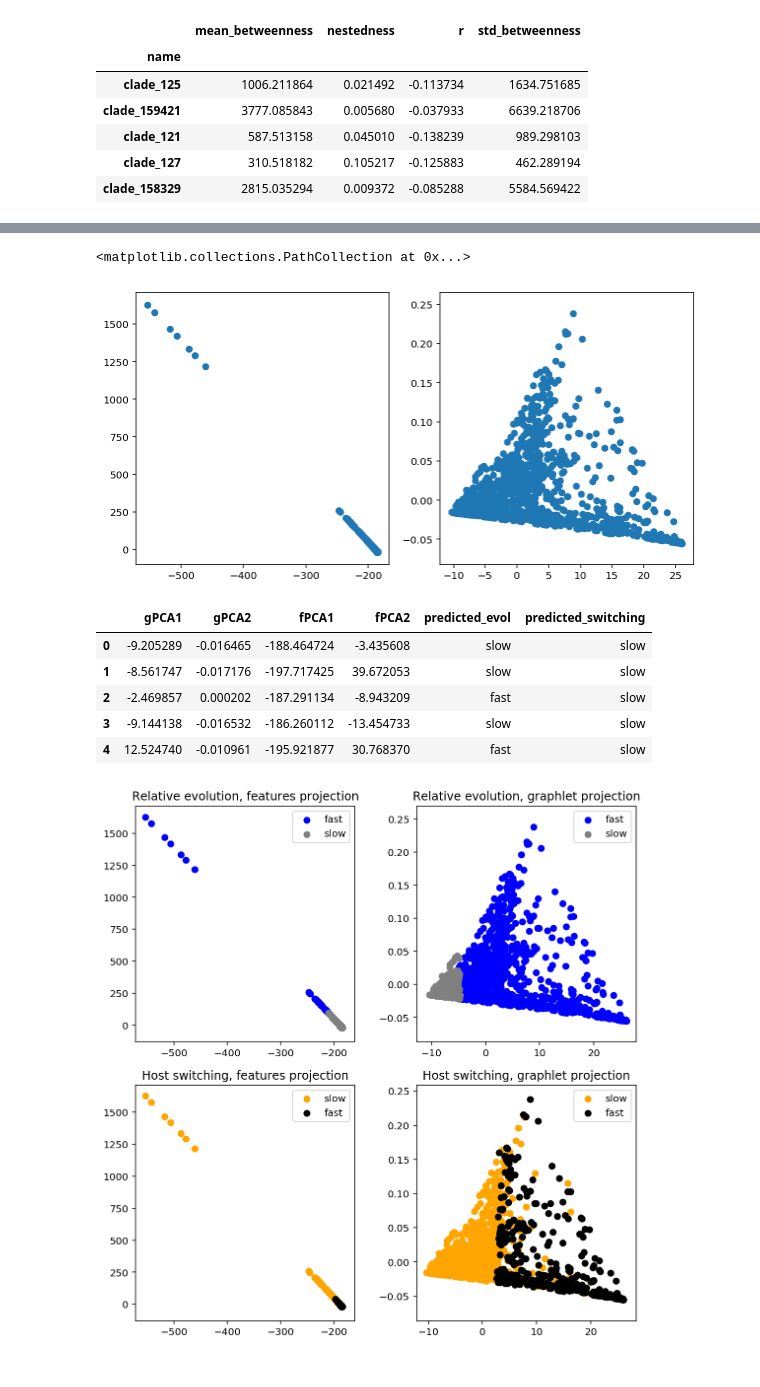
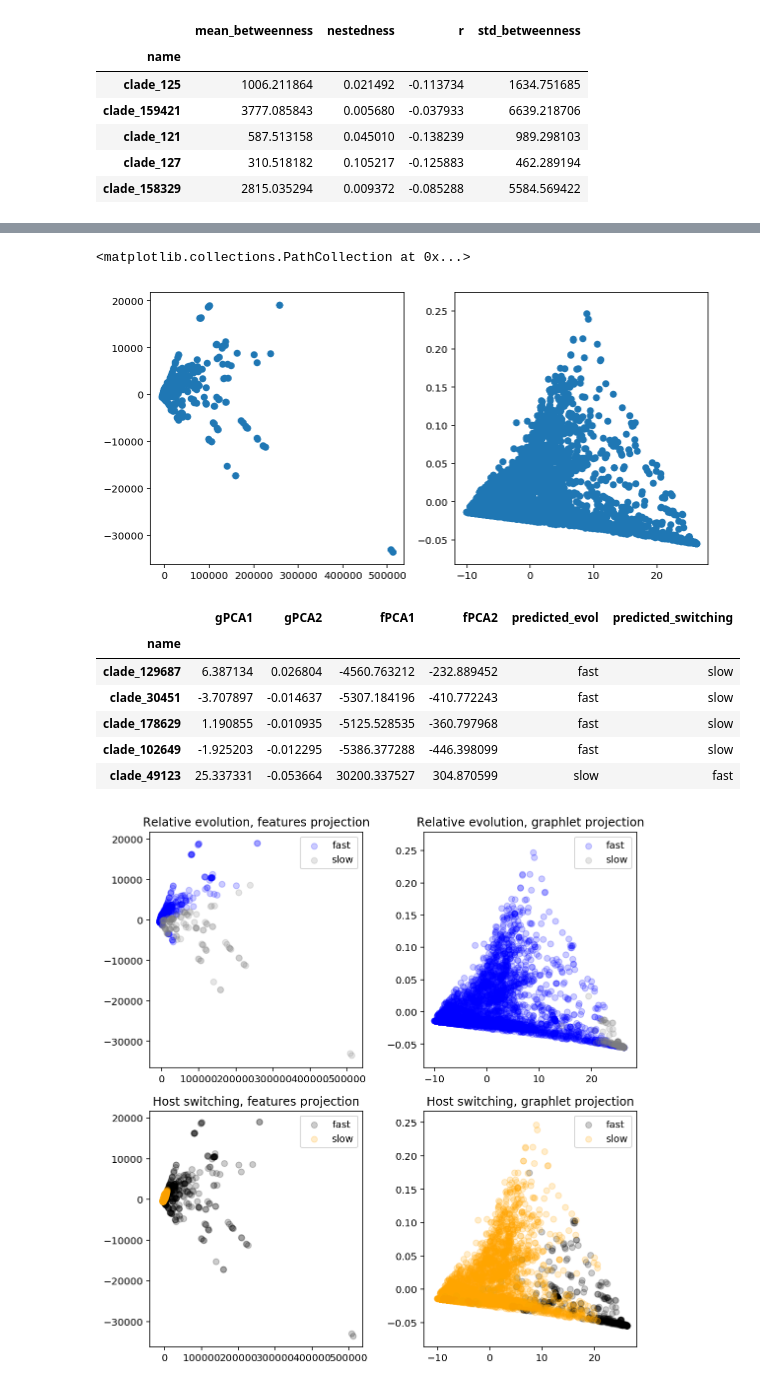
Before and after one commit to ryneches/ManyTrees, a Jupyter notebook: ManyTrees.ipynb, the cells around one changed output, grey strips where cells are left out. Saved outputs shown, nothing was run; the diff lists cells and outputs as text; code cells hidden in the pictures.

Commit message:
fixed an indexing mistake in fishpoo PCA

```diff
--- a/ManyTrees.ipynb
+++ b/ManyTrees.ipynb
@@ -1251,8 +1251,11 @@ fishpoo_data.head()
 # our classic graph features
 pca = pca.fit( gm_real )
 
-classic_features_fishpoo = pandas.DataFrame( pca.transform( fishpoo_data.dropna() ),
-                                             columns=[ 'fPCA1', 'fPCA2' ] )
+fishpoo_data_real = fishpoo_data.dropna()
+
+classic_features_fishpoo = pandas.DataFrame( pca.fit_transform( fishpoo_data_real ),
+                                             columns=[ 'fPCA1', 'fPCA2' ],
+                                             index=fishpoo_data_real.index )
 classic_features_fishpoo.head()
 # %% [output]
 |  | fPCA1 | fPCA2 |
@@ -1273,7 +1291,7 @@ fishpoo_data.to_csv('fishpoo_classical_features.csv')
 # %%
 from operator import itemgetter
 
-fishpoo_sample = fishpoo_data.dropna().sample( 2000 )
+fishpoo_sample = fishpoo_data.dropna().sample( 5000 )
 
 fishpoo_sample_index = [ list(fishpoo_data.index).index(i) for i in fishpoo_sample.index ]
 
@@ -1287,7 +1305,9 @@ g_fishpoo = gk_fishpoo[:N,N:]
 pca = PCA( n_components=2 ).fit( g_real )
 pca.transform( g_fishpoo )
 
-graphlet_features_fishpoo = pandas.DataFrame( PCA( n_components=2 ).fit_transform( g_fishpoo ), columns=['gPCA1', 'gPCA2', ] )
+graphlet_features_fishpoo = pandas.DataFrame( PCA( n_components=2 ).fit_transform( g_fishpoo ),
+                                              columns=['gPCA1', 'gPCA2' ],
+                                              index=fishpoo_data.index[ fishpoo_sample_index ] )
 e_embedded_fishpoo = graphlet_features_fishpoo.join( classic_features_fishpoo )
 e_embedded_fishpoo.head()
 # %% [output]
@@ -1305,7 +1326,7 @@ subplot(1,2,2)
 scatter( e_embedded_fishpoo['gPCA1'], e_embedded_fishpoo['gPCA2'] )
 # %% [output]
 <matplotlib.collections.PathCollection at 0x...>
-[figure, old version]
+[figure, new version]
 # %%
 evo_predictions_fishpoo_sample    = [ evol_catcodes[i] for i in best_evol_classifier.predict( e_embedded_fishpoo ) ]
 switch_predictions_fishpoo_sample = [ switch_catcodes[i] for i in best_switching_classifier.predict( e_embedded_fishpoo ) ]
@@ -1315,47 +1336,49 @@ switch_predictions_fishpoo_sample = [ switch_catcodes[i] for i in best_switching
 #                                            columns=['predicted_evol','predicted_switching']  ) )
 
 fishpoo_predictions = e_embedded_fishpoo.join( pandas.DataFrame( { 'predicted_evol'      : evo_predictions_fishpoo_sample,
-                                                                   'predicted_switching' : switch_predictions_fishpoo_sample } ) )
+                                                                   'predicted_switching' : switch_predictions_fishpoo_sample },
+                                                                 index=fishpoo_data.index[ fishpoo_sample_index ] ) )
 fishpoo_predictions.head()
 # %% [output]
 |  | gPCA1 | gPCA2 | fPCA1 | fPCA2 | predicted_evol | predicted_switching |
-| 0 | -9.205289 | -0.016465 | -188.464724 | -3.435608 | slow | slow |
-| 1 | -8.561747 | -0.017176 | -197.717425 | 39.672053 | slow | slow |
-| 2 | -2.469857 | 0.000202 | -187.291134 | -8.943209 | fast | slow |
-| 3 | -9.144138 | -0.016532 | -186.260112 | -13.454733 | slow | slow |
-| 4 | 12.524740 | -0.010961 | -195.921877 | 30.768370 | fast | slow |
+| name |  |  |  |  |  |  |
+| clade_129687 | 6.387134 | 0.026804 | -4560.763212 | -232.889452 | fast | slow |
+| clade_30451 | -3.707897 | -0.014637 | -5307.184196 | -410.772243 | fast | slow |
+| clade_178629 | 1.190855 | -0.010935 | -5125.528535 | -360.797968 | fast | slow |
+| clade_102649 | -1.925203 | -0.012295 | -5386.377288 | -446.398099 | fast | slow |
+| clade_49123 | 25.337331 | -0.053664 | 30200.337527 | 304.870599 | slow | fast |
 # %%
 figure(figsize=(8,8))
 
 subplot(2,2,1)
 title( 'Relative evolution, features projection')
 for evo,c in ( ('fast','blue'),('slow','gray') ) :
     temp_df = fishpoo_predictions[ fishpoo_predictions.predicted_evol == evo ]
-    scatter( temp_df['fPCA1'], temp_df['fPCA2'], color=c, label=evo )
+    scatter( temp_df['fPCA1'], temp_df['fPCA2'], alpha=0.2, color=c, label=evo )
 legend()
 
 subplot(2,2,2)
 title( 'Relative evolution, graphlet projection')
 for evo,c in ( ('fast','blue'),('slow','gray') ) :
     temp_df = fishpoo_predictions[ fishpoo_predictions.predicted_evol == evo ]
-    scatter( temp_df['gPCA1'], temp_df['gPCA2'], color=c, label=evo )
+    scatter( temp_df['gPCA1'], temp_df['gPCA2'], alpha=0.2, color=c, label=evo )
 legend()
 
 subplot(2,2,3)
 title( 'Host switching, features projection')
-for switching,c in ( ('slow','orange'),('fast','black') ) :
+for switching,c in ( ('fast','black'), ('slow','orange') ) :
     temp_df = fishpoo_predictions[ fishpoo_predictions.predicted_switching == switching ]
-    scatter( temp_df['fPCA1'], temp_df['fPCA2'], color=c, label=switching )
+    scatter( temp_df['fPCA1'], temp_df['fPCA2'], alpha=0.2, color=c, label=switching )
 legend()
 
 subplot(2,2,4)
 title( 'Host switching, graphlet projection')
-for switching,c in ( ('slow','orange'),('fast','black') ) :
+for switching,c in ( ('fast','black'), ('slow','orange') ) :
     temp_df = fishpoo_predictions[ fishpoo_predictions.predicted_switching == switching ]
-    scatter( temp_df['gPCA1'], temp_df['gPCA2'], color=c, label=switching )
+    scatter( temp_df['gPCA1'], temp_df['gPCA2'], alpha=0.2, color=c, label=switching )
 legend()
 
 tight_layout()
 savefig( 'fishpoo_predictions.pdf' )
 # %% [output]
-[figure, old version]
+[figure, new version]
```
Also changed, not shown: parts of 5 cells of this notebook.
